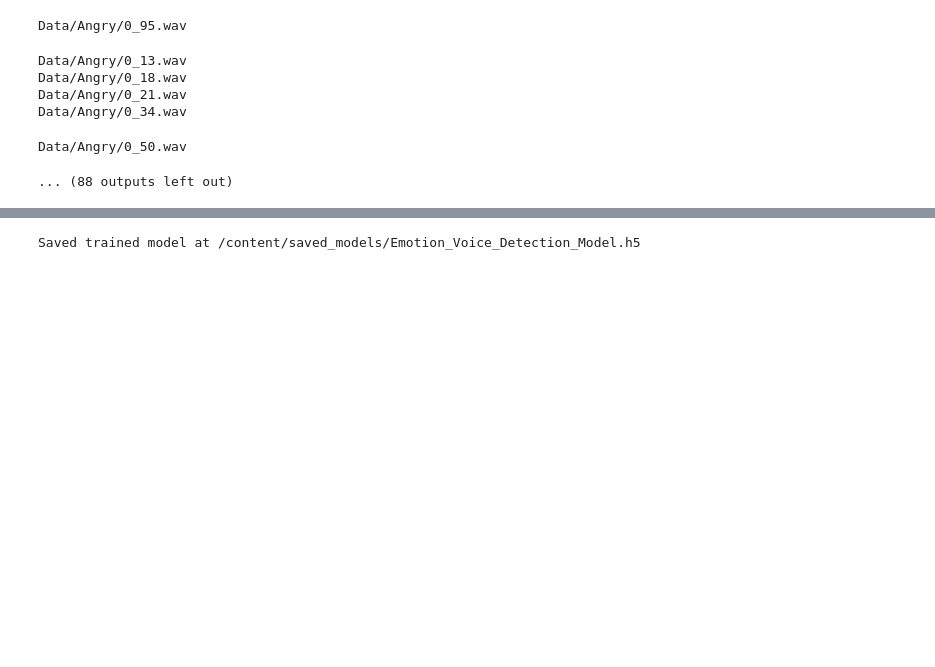
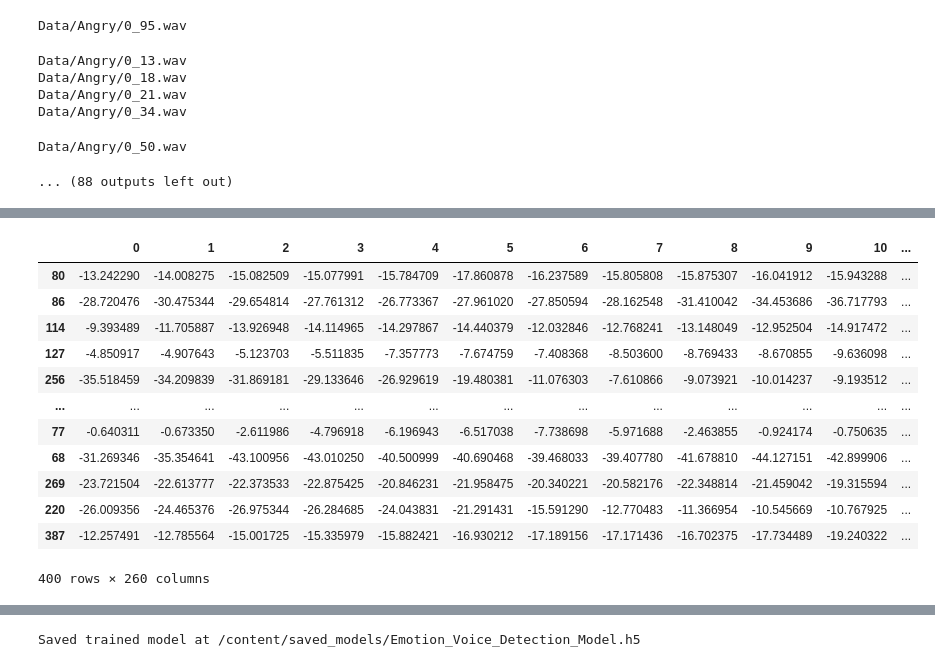
Before and after one commit to dung18520632/NhanDien_CS338.L21, a Jupyter notebook: Untitled82.ipynb, the cells around one changed output, grey strips where cells are left out. Cells and saved outputs as stored; diff of their text form; code cells hidden in the pictures; blank space fills up the shorter version.

```diff
--- a/Untitled82.ipynb
+++ b/Untitled82.ipynb
@@ -136,3 +136,19 @@ rnewdf[:400]
 # %%
 rnewdf=rnewdf.fillna(0)
+# %%
+rnewdf[:400]
+# %% [output]
+|  | 0 | 1 | 2 | 3 | 4 | 5 | 6 | 7 | 8 | 9 | 10 | ... |
+| 80 | -13.242290 | -14.008275 | -15.082509 | -15.077991 | -15.784709 | -17.860878 | -16.237589 | -15.805808 | -15.875307 | -16.041912 | -15.943288 | ... |
+| 86 | -28.720476 | -30.475344 | -29.654814 | -27.761312 | -26.773367 | -27.961020 | -27.850594 | -28.162548 | -31.410042 | -34.453686 | -36.717793 | ... |
+| 114 | -9.393489 | -11.705887 | -13.926948 | -14.114965 | -14.297867 | -14.440379 | -12.032846 | -12.768241 | -13.148049 | -12.952504 | -14.917472 | ... |
+| 127 | -4.850917 | -4.907643 | -5.123703 | -5.511835 | -7.357773 | -7.674759 | -7.408368 | -8.503600 | -8.769433 | -8.670855 | -9.636098 | ... |
+| 256 | -35.518459 | -34.209839 | -31.869181 | -29.133646 | -26.929619 | -19.480381 | -11.076303 | -7.610866 | -9.073921 | -10.014237 | -9.193512 | ... |
+| ... | ... | ... | ... | ... | ... | ... | ... | ... | ... | ... | ... | ... |
+| 77 | -0.640311 | -0.673350 | -2.611986 | -4.796918 | -6.196943 | -6.517038 | -7.738698 | -5.971688 | -2.463855 | -0.924174 | -0.750635 | ... |
+| 68 | -31.269346 | -35.354641 | -43.100956 | -43.010250 | -40.500999 | -40.690468 | -39.468033 | -39.407780 | -41.678810 | -44.127151 | -42.899906 | ... |
+| 269 | -23.721504 | -22.613777 | -22.373533 | -22.875425 | -20.846231 | -21.958475 | -20.340221 | -20.582176 | -22.348814 | -21.459042 | -19.315594 | ... |
+| 220 | -26.009356 | -24.465376 | -26.975344 | -26.284685 | -24.043831 | -21.291431 | -15.591290 | -12.770483 | -11.366954 | -10.545669 | -10.767925 | ... |
+| 387 | -12.257491 | -12.785564 | -15.001725 | -15.335979 | -15.882421 | -16.930212 | -17.189156 | -17.171436 | -16.702375 | -17.734489 | -19.240322 | ... |
+400 rows × 260 columns
 # %%
```
Also changed, not shown: parts of 24 cells of this notebook.
